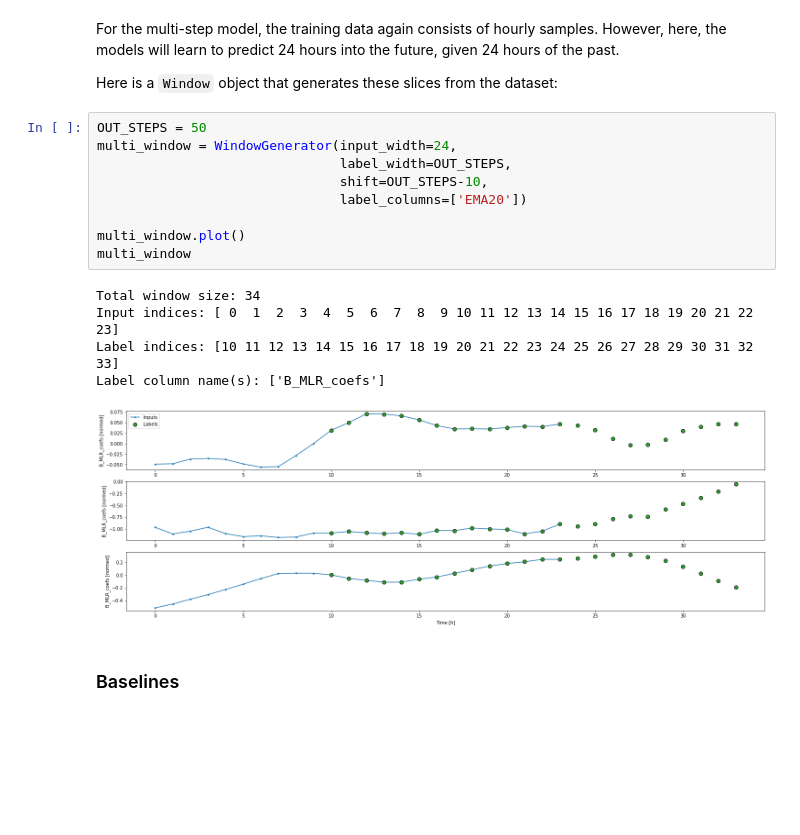
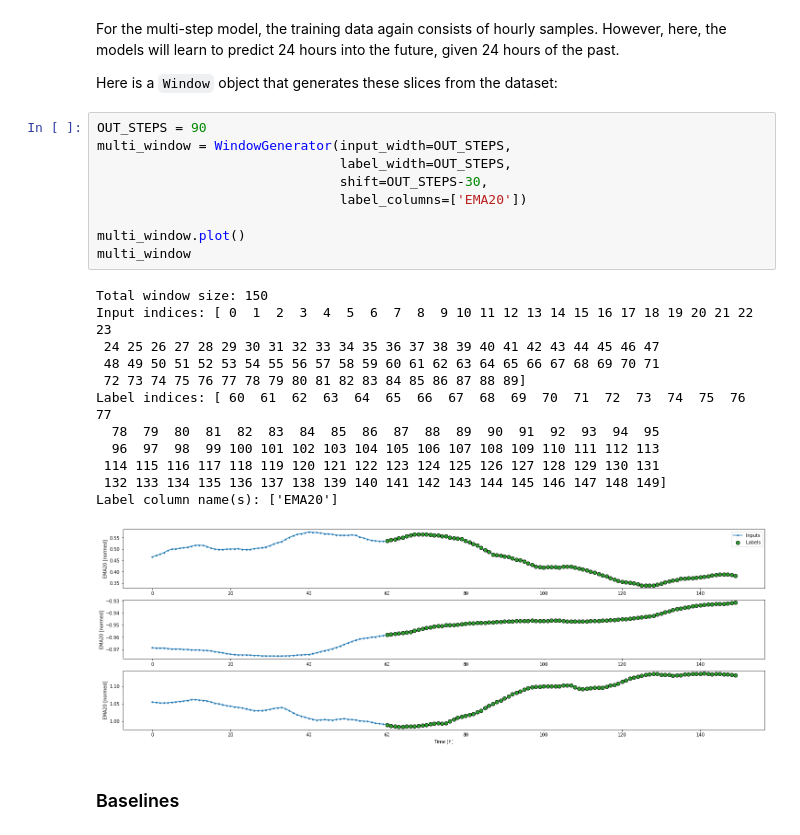
Before and after one commit to webclinic017/Trading-sandbox, a Jupyter notebook: time_series_multi_step.ipynb, the cells around one changed output. Cells and saved outputs as stored; diff of their text form; blank space fills up the shorter version.

```diff
--- a/time_series_multi_step.ipynb
+++ b/time_series_multi_step.ipynb
@@ -276,20 +273,27 @@ For the multi-step model, the training data again consists of hourly samples. Ho
 
 Here is a `Window` object that generates these slices from the dataset:
 # %%
-OUT_STEPS = 50
-multi_window = WindowGenerator(input_width=24,
+OUT_STEPS = 90
+multi_window = WindowGenerator(input_width=OUT_STEPS,
                                label_width=OUT_STEPS,
-                               shift=OUT_STEPS-10,
+                               shift=OUT_STEPS-30,
                                label_columns=['EMA20'])
 
 multi_window.plot()
 multi_window
 # %% [output]
-Total window size: 34
-Input indices: [ 0  1  2  3  4  5  6  7  8  9 10 11 12 13 14 15 16 17 18 19 20 21 22 23]
-Label indices: [10 11 12 13 14 15 16 17 18 19 20 21 22 23 24 25 26 27 28 29 30 31 32 33]
-Label column name(s): ['B_MLR_coefs']
+Total window size: 150
+Input indices: [ 0  1  2  3  4  5  6  7  8  9 10 11 12 13 14 15 16 17 18 19 20 21 22 23
+ 24 25 26 27 28 29 30 31 32 33 34 35 36 37 38 39 40 41 42 43 44 45 46 47
+ 48 49 50 51 52 53 54 55 56 57 58 59 60 61 62 63 64 65 66 67 68 69 70 71
+ 72 73 74 75 76 77 78 79 80 81 82 83 84 85 86 87 88 89]
+Label indices: [ 60  61  62  63  64  65  66  67  68  69  70  71  72  73  74  75  76  77
+  78  79  80  81  82  83  84  85  86  87  88  89  90  91  92  93  94  95
+  96  97  98  99 100 101 102 103 104 105 106 107 108 109 110 111 112 113
+ 114 115 116 117 118 119 120 121 122 123 124 125 126 127 128 129 130 131
+ 132 133 134 135 136 137 138 139 140 141 142 143 144 145 146 147 148 149]
+Label column name(s): ['EMA20']
-[figure, old version]
+[figure, new version]
 # %% [markdown]
 ### Baselines
 # %% [markdown]
```
Also changed, not shown: parts of 14 cells of this notebook, 5 other files.
